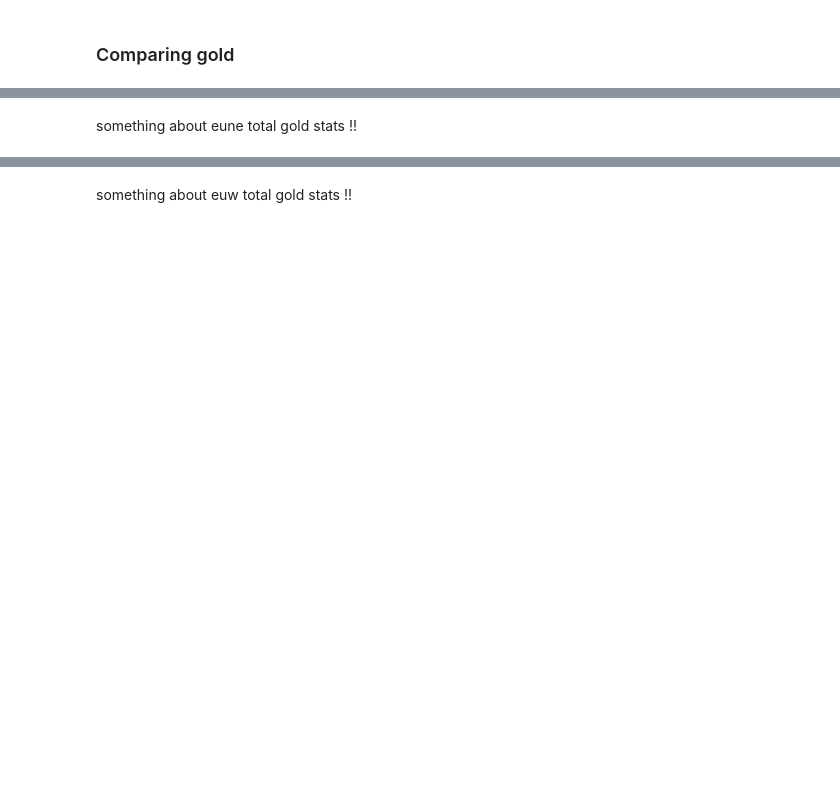
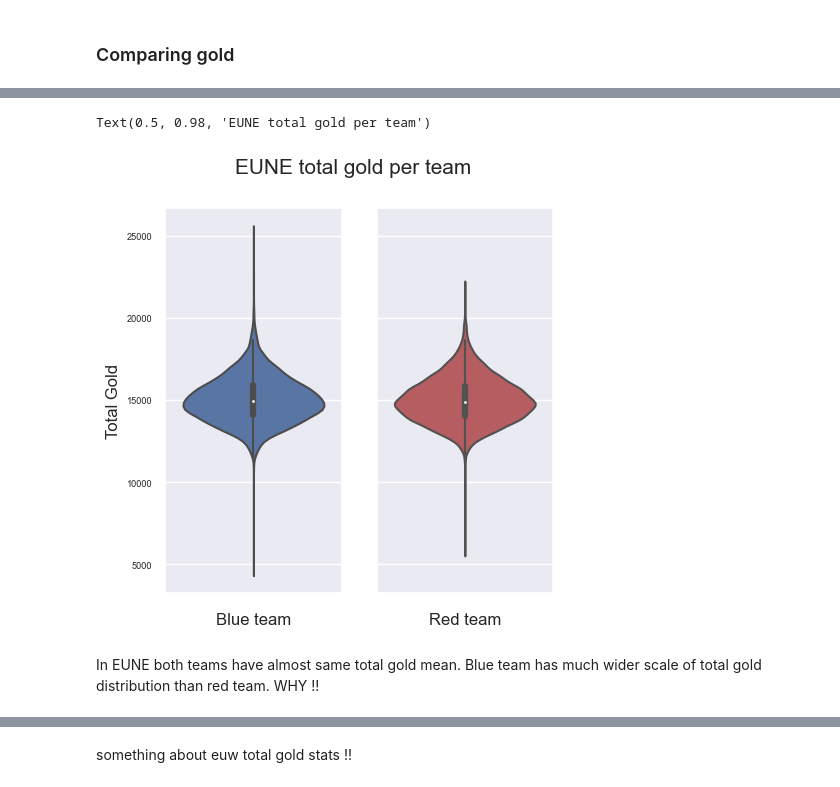
Before and after one commit to VeronikaKukk/DS_project, a Jupyter notebook: d4_notebook.ipynb, the cells around one changed output, grey strips where cells are left out. Cells and saved outputs as stored; diff of their text form; code cells hidden in the pictures; blank space fills up the shorter version.

```diff
--- a/d4_notebook.ipynb
+++ b/d4_notebook.ipynb
@@ -1018,16 +1125,19 @@ df_euw_balanced.describe()
 # %%
-fig, axes = plt.subplots(1,2,figsize=(6,6), sharey=True)
+fig, axes = plt.subplots(1,2,figsize=(5,5), sharey=True)
 
 sns.violinplot(ax=axes[0], y="blueTotalGold", data=df_eune_balanced, color='b')
 sns.violinplot(ax=axes[1], y="redTotalGold", data=df_eune_balanced, color='r')
 
 axes[0].set_ylabel("Total Gold", fontsize=12)
 axes[1].set_ylabel("")
 
 axes[0].set_xlabel("Blue team", fontsize=12)
 axes[1].set_xlabel("Red team", fontsize=12)
 
 fig.suptitle("EUNE total gold per team", fontsize=15)
+# %% [output]
+Text(0.5, 0.98, 'EUNE total gold per team')
+[figure, added]
 # %% [markdown]
-something about eune total gold stats !!
+In EUNE both teams have almost same total gold mean. Blue team has much wider scale of total gold distribution than red team. WHY !!
 # %%
```
Also changed, not shown: parts of 42 cells of this notebook.
